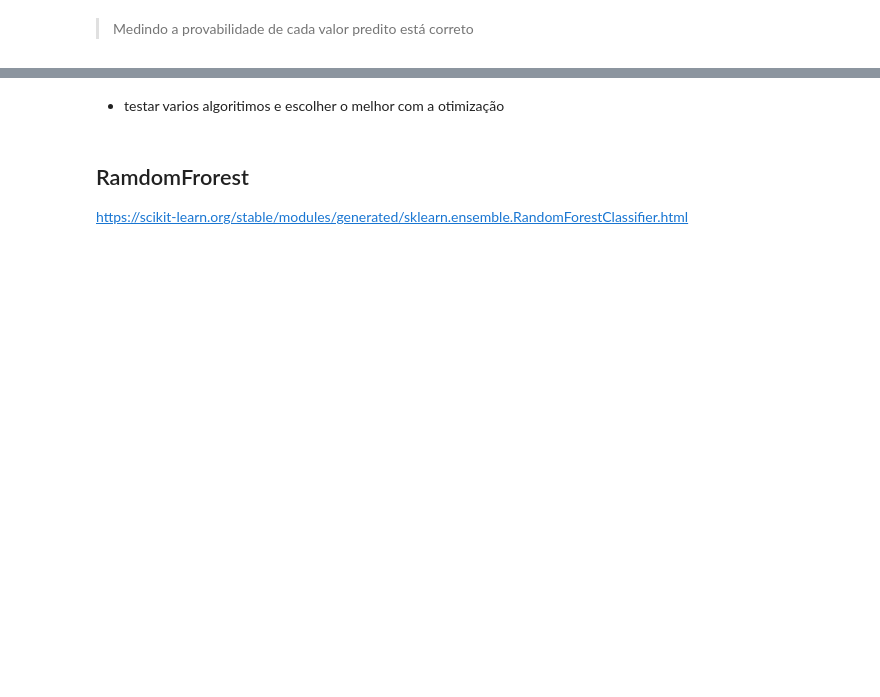
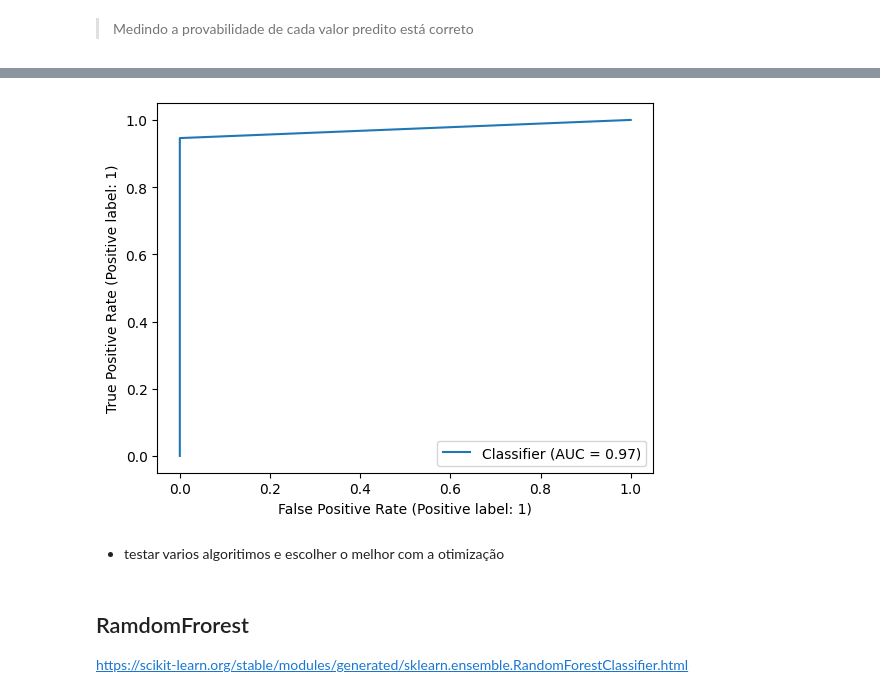
Before and after one commit to Danie110001001109192912/Cancer_prediction, a Jupyter notebook: lung_cancer_prediction.ipynb, the cells around one changed output, grey strips where cells are left out. Drawn from its saved outputs; the diff is of its cells as text; code cells hidden in the pictures; blank space fills up the shorter version.

```diff
--- a/lung_cancer_prediction.ipynb
+++ b/lung_cancer_prediction.ipynb
@@ -249,7 +250,7 @@ Name: chronic Lung Disease, dtype: int64
 # %% [markdown]
 > Train_test_split
 # %%
-X_train, X_test, y_train, y_test = train_test_split(X, Y,  test_size=0.33, random_state=42)
+X_train, X_test, y_train, y_test = train_test_split(X, y,  test_size=0.33, random_state=42)
 
 print(f' X e Y de treino é respectivamente {X_train.shape, y_train.shape}\n X e Y de teste é respectivamente{X_test.shape, y_test.shape}')
 # %% [output]
@@ -285,3 +332,8 @@ print(classification_report(y_test,pred ))
+# %%
+RocCurveDisplay.from_predictions(y_test, pred)
+plt.show()
+# %% [output]
+[figure, added]
 # %% [markdown]
 * testar varios algoritimos e escolher o melhor com a otimização
 # %% [markdown]
```
Also changed, not shown: parts of 11 cells of this notebook.
